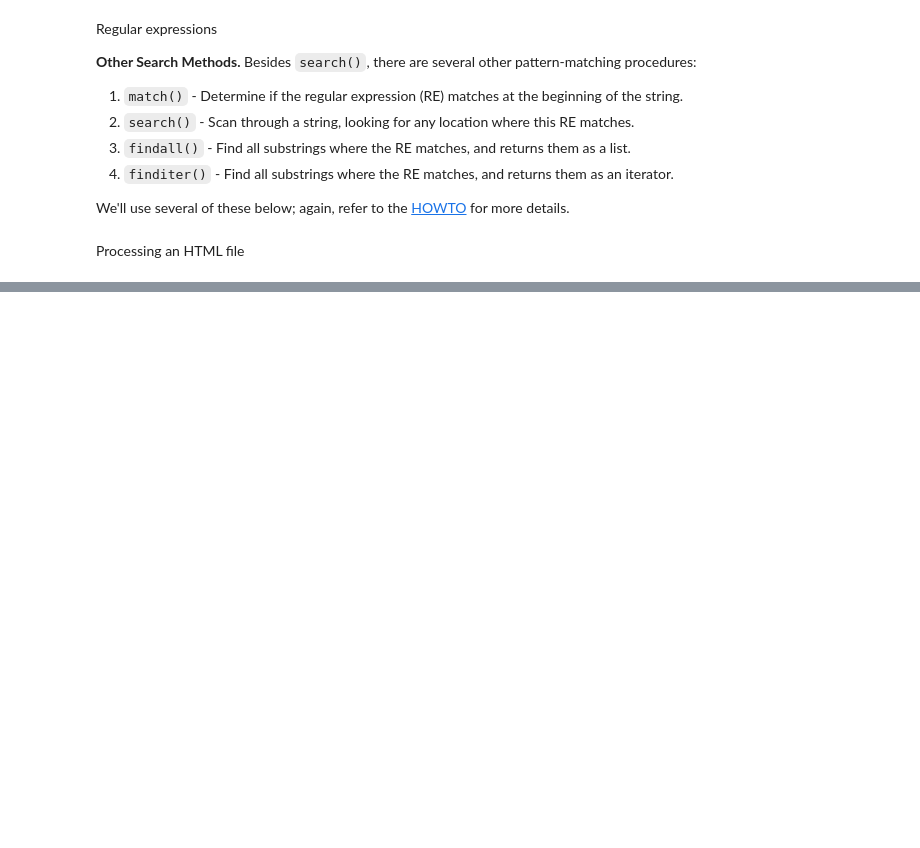
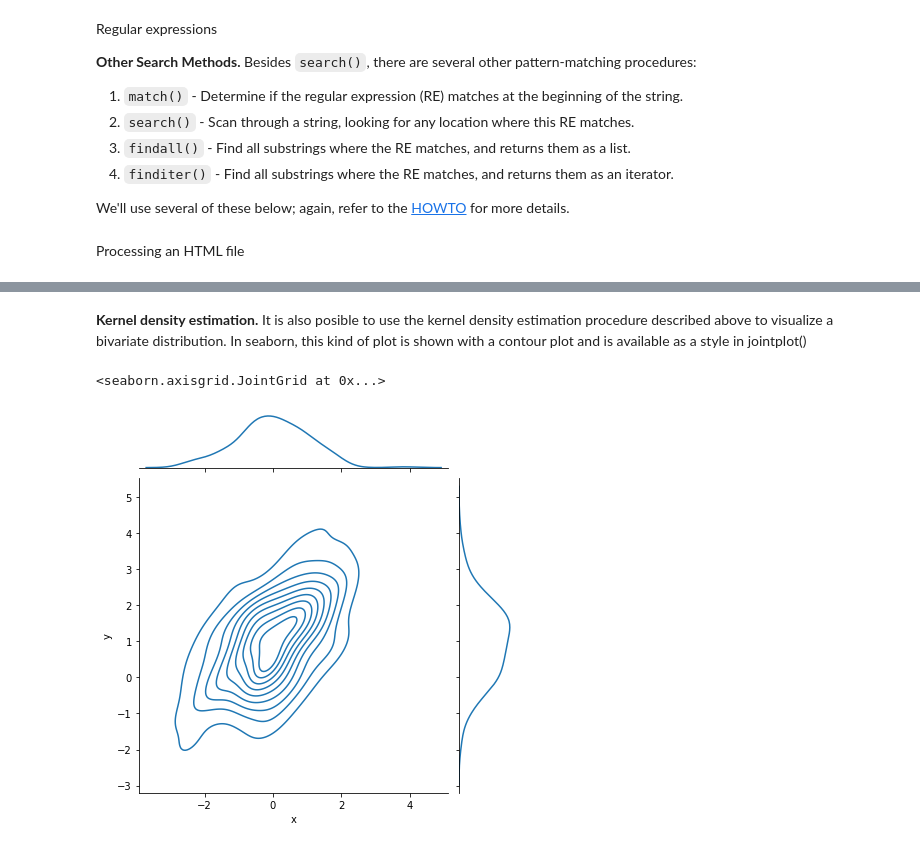
Before and after one commit to AaronRoethe/python_bytes, a Jupyter notebook: omsa.ipynb, the cells around one changed output, grey strips where cells are left out. Cells and saved outputs as stored; diff of their text form; code cells hidden in the pictures; blank space fills up the shorter version.

```diff
--- a/omsa.ipynb
+++ b/omsa.ipynb
@@ -350,0 +386,7 @@ if m in None or len(m.groups()) != 3:
+# %% [markdown]
+**Kernel density estimation.** It is also posible to use the kernel density estimation procedure described above to visualize a bivariate distribution. In seaborn, this kind of plot is shown with a contour plot and is available as a style in jointplot()
+# %%
+sns.jointplot(x="x", y="y", data=df, kind="kde")
+# %% [output]
+<seaborn.axisgrid.JointGrid at 0x...>
+[figure, added]
```
Also changed, not shown: parts of 13 cells of this notebook.
